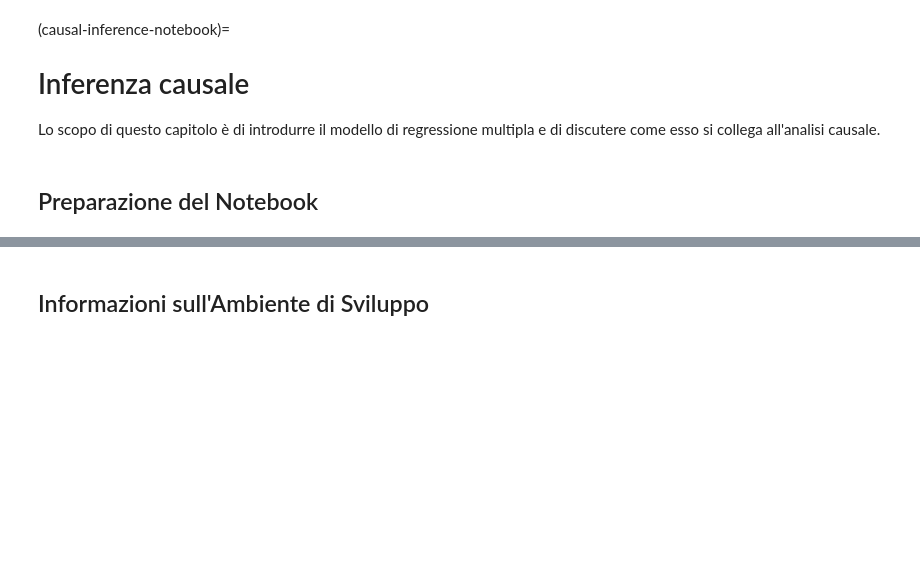
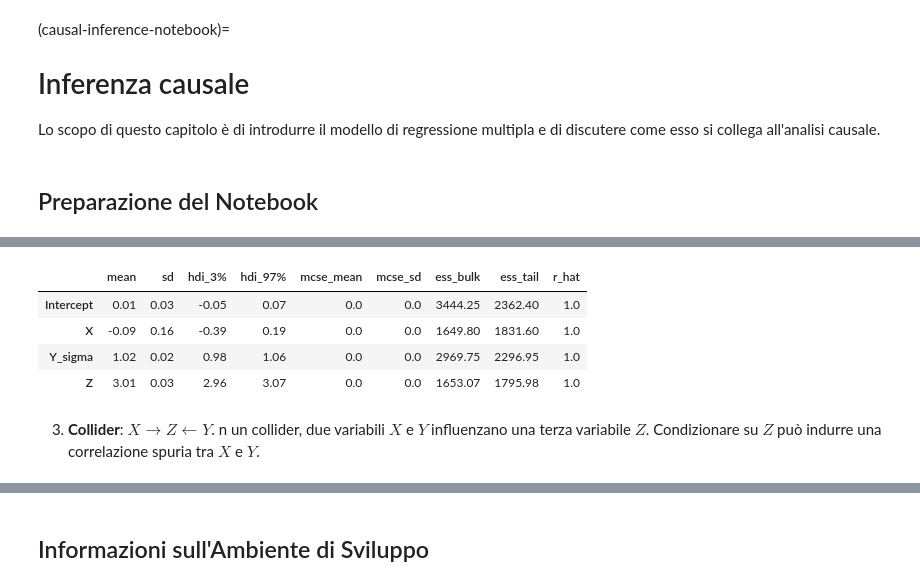
Before and after one commit to ccaudek/ds4p, a Jupyter notebook: _build/jupyter_execute/chapter_5/05_09_causal_inference.ipynb, the cells around one changed output, grey strips where cells are left out. Cells and saved outputs as stored; diff of their text form; code cells hidden in the pictures; blank space fills up the shorter version.

```diff
--- a/_build/jupyter_execute/chapter_5/05_09_causal_inference.ipynb
+++ b/_build/jupyter_execute/chapter_5/05_09_causal_inference.ipynb
@@ -239,14 +150,0 @@ f
-# %%
-n = 1000  # sample size
-
-# Simulating the variables
-I = np.random.normal(100, 15, n)  # Intelligence
-T = 200 - I + np.random.normal(0, 1, n)  # Learning Time
-S = 0.5 * I + 0.1 * T + np.random.normal(0, 1, n)  # Test Score
-
-df = pd.DataFrame()
-df["I"] = I
-df["T"] = T
-df["S"] = S
-
-df.head()
@@ -821,0 +171,10 @@ Utilizzare i concetti presentati in questo capitolo per analizzare l'articolo se
+# %%
+X = np.random.normal(0, 1, n)
+Z = 5 * X + np.random.normal(0, 1, n)
+Y = 3 * Z + np.random.normal(0, 1, n)
+
+df = pd.DataFrame({'X': X, 'Z': Z, 'Y': Y})
+
+# Modello senza controllo per Z
+mod1 = bmb.Model('Y ~ X', df)
+results1 = mod1.fit()
@@ -821,0 +197,4 @@ Utilizzare i concetti presentati in questo capitolo per analizzare l'articolo se
+# %%
+# Modello con controllo per Z
+mod2 = bmb.Model('Y ~ X + Z', df)
+results2 = mod2.fit()
@@ -821,0 +210,10 @@ Utilizzare i concetti presentati in questo capitolo per analizzare l'articolo se
+# %%
+az.summary(results2, round_to=2)
+# %% [output]
+|  | mean | sd | hdi_3% | hdi_97% | mcse_mean | mcse_sd | ess_bulk | ess_tail | r_hat |
+| Intercept | 0.01 | 0.03 | -0.05 | 0.07 | 0.0 | 0.0 | 3444.25 | 2362.40 | 1.0 |
+| X | -0.09 | 0.16 | -0.39 | 0.19 | 0.0 | 0.0 | 1649.80 | 1831.60 | 1.0 |
+| Y_sigma | 1.02 | 0.02 | 0.98 | 1.06 | 0.0 | 0.0 | 2969.75 | 2296.95 | 1.0 |
+| Z | 3.01 | 0.03 | 2.96 | 3.07 | 0.0 | 0.0 | 1653.07 | 1795.98 | 1.0 |
+# %% [markdown]
+3. **Collider**: $ X \rightarrow Z \leftarrow Y $. n un collider, due variabili $ X $ e $ Y $ influenzano una terza variabile $ Z $. Condizionare su $ Z $ può indurre una correlazione spuria tra $ X $ e $ Y $.
```
Also changed, not shown: parts of 128 cells of this notebook, 39 other files.
